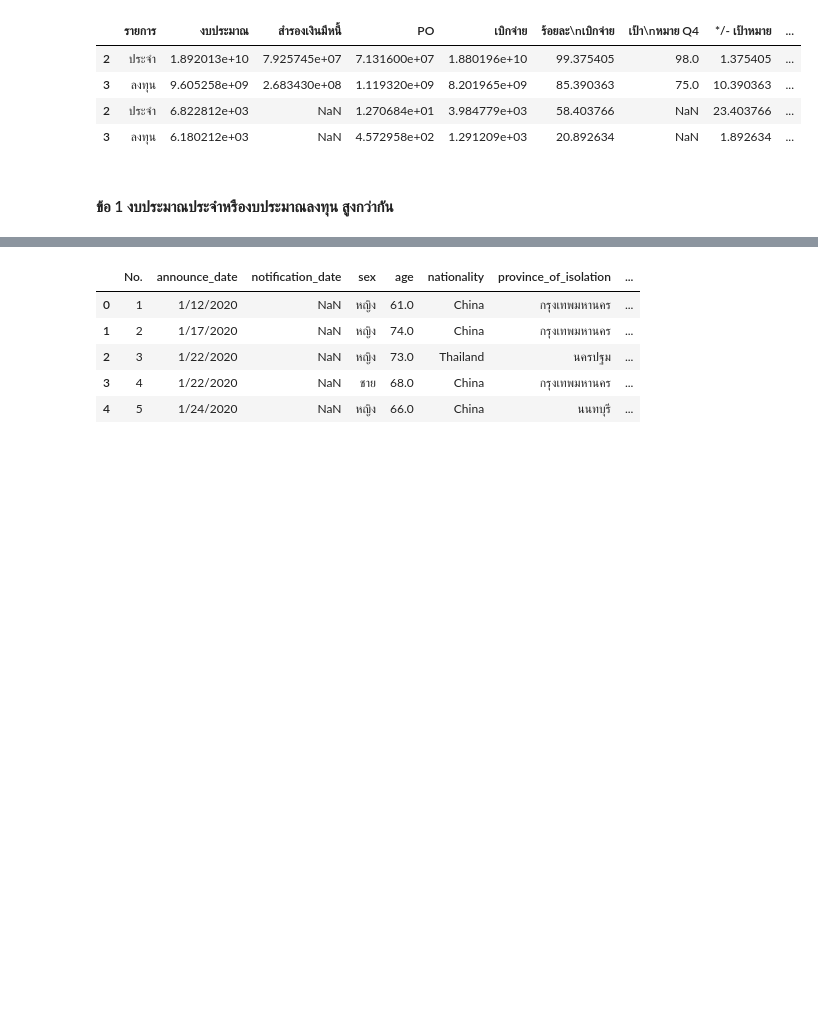
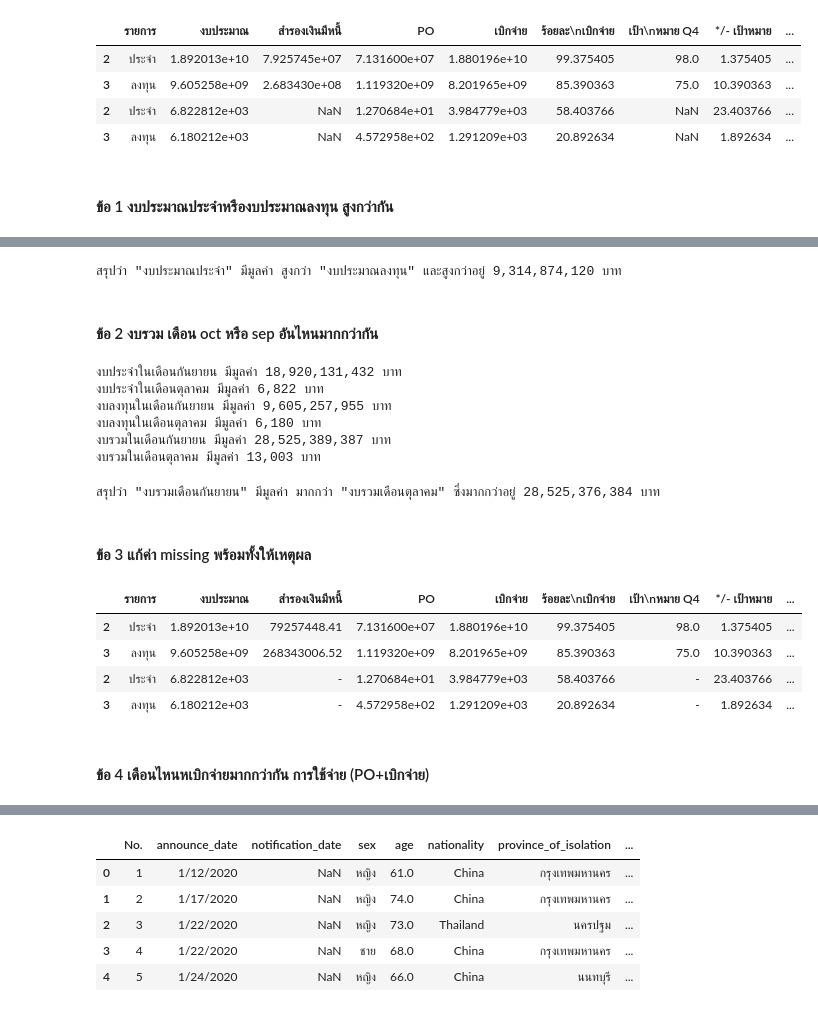
Before and after one commit to Aingon14/python_dataviz2023, a Jupyter notebook: Pandas102.ipynb, the cells around one changed output, grey strips where cells are left out. Cells and saved outputs as stored; diff of their text form; code cells hidden in the pictures; blank space fills up the shorter version.

```diff
--- a/Pandas102.ipynb
+++ b/Pandas102.ipynb
@@ -192,0 +202,67 @@ sep_oct_df
+# %%
+budget = int(annual_budget) < int(capital_budget)
+cal1 = int(annual_budget) - int(capital_budget)
+cal2 = int(capital_budget) - int(annual_budget)
+if budget is False:
+  print(f'สรุปว่า "งบประมาณประจำ" มีมูลค่า สูงกว่า "งบประมาณลงทุน" และสูงกว่าอยู่ {(int(annual_budget) - int(capital_budget)):,} บาท')
+else:
+  print(f'สรุปว่า "งบประมาณลงทุน" มีมูลค่า สูงกว่า "งบประมาณประจำ" และสูงกว่าอยู่ {(int(capital_budget) - int(annual_budget)):,} บาท')
+# %% [output]
+สรุปว่า "งบประมาณประจำ" มีมูลค่า สูงกว่า "งบประมาณลงทุน" และสูงกว่าอยู่ 9,314,874,120 บาท
+# %% [markdown]
+#### ข้อ 2 งบรวม เดือน oct หรือ sep อันไหนมากกว่ากัน
+# %%
+#ประจำเดือนกันยายน
+ann_sep = sep_oct_df[(sep_oct_df['รายการ']=='ประจำ') & (sep_oct_df['เดือน-ปี']=='sep-65')]['งบประมาณ']
+print(f'งบประจำในเดือนกันยายน มีมูลค่า {int(ann_sep):,} บาท')
+#ประจำเดือนตุลาคม
+ann_oct = sep_oct_df[(sep_oct_df['รายการ']=='ประจำ') & (sep_oct_df['เดือน-ปี']=='oct-65')]['งบประมาณ']
+print(f'งบประจำในเดือนตุลาคม มีมูลค่า {int(ann_oct):,} บาท')
+
+#ลงทุนเดือนกันยายน
+cap_sep = sep_oct_df[(sep_oct_df['รายการ']=='ลงทุน') & (sep_oct_df['เดือน-ปี']=='sep-65')]['งบประมาณ']
+print(f'งบลงทุนในเดือนกันยายน มีมูลค่า {int(cap_sep):,} บาท')
+#งบลงทุนในเดือนตุลาคม
+cap_oct = sep_oct_df[(sep_oct_df['รายการ']=='ลงทุน') & (sep_oct_df['เดือน-ปี']=='oct-65')]['งบประมาณ']
+print(f'งบลงทุนในเดือนตุลาคม มีมูลค่า {int(cap_oct):,} บาท')
+
+#งบรวม เดือนกันยายน
+sep_budget = sep_oct_df[sep_oct_df['เดือน-ปี'] =='sep-65'][['งบประมาณ']].sum()
+#งบรวม เดือนตุลาคม
+oct_budget = sep_oct_df[sep_oct_df['เดือน-ปี'] =='oct-65'][['งบประมาณ']].sum()
+print(f'งบรวมในเดือนกันยายน มีมูลค่า {int(sep_budget):,} บาท')
+print(f'งบรวมในเดือนตุลาคม มีมูลค่า {int(oct_budget):,} บาท')
+print(' ')
+# %% [output]
+งบประจำในเดือนกันยายน มีมูลค่า 18,920,131,432 บาท
+งบประจำในเดือนตุลาคม มีมูลค่า 6,822 บาท
+งบลงทุนในเดือนกันยายน มีมูลค่า 9,605,257,955 บาท
+งบลงทุนในเดือนตุลาคม มีมูลค่า 6,180 บาท
+งบรวมในเดือนกันยายน มีมูลค่า 28,525,389,387 บาท
+งบรวมในเดือนตุลาคม มีมูลค่า 13,003 บาท
+# %%
+if int(sep_budget) > int(oct_budget):
+  print(f'สรุปว่า "งบรวมเดือนกันยายน" มีมูลค่า มากกว่า "งบรวมเดือนตุลาคม" ซึ่งมากกว่าอยู่ {(int(sep_budget) - int(oct_budget)):,} บาท')
+elif int(sep_budget) < int(oct_budget):
+  print(f'สรุปว่า "งบรวมเดือนตุลาคม" มีมูลค่า มากกว่ากว่า "งบรวมเดือนกันยายน" ซึ่งมากกว่าอยู่ {(int(oct_budget) - int(sep_budget)):,} บาท')
+# %% [output]
+สรุปว่า "งบรวมเดือนกันยายน" มีมูลค่า มากกว่า "งบรวมเดือนตุลาคม" ซึ่งมากกว่าอยู่ 28,525,376,384 บาท
+# %% [markdown]
+#### ข้อ 3 แก้ค่า missing พร้อมทั้งให้เหตุผล
+# %%
+sep_oct_df = pd.concat([sep_df,oct_df])
+sep_oct_df
+
+sep_oct_df.rename(columns=lambda x: x.replace('\n', '')) #ลบค่า \n ในหัวข้อคอลัมน์
+sep_oct_df.rename(columns=lambda x: x.replace('*/-', '')) #ลบค่า */- ในหัวข้อคอลัมน์
+
+sep_oct_df.fillna('-',inplace=True)
+sep_oct_df
+# %% [output]
+|  | รายการ | งบประมาณ | สำรองเงินมีหนี้ | PO | เบิกจ่าย | ร้อยละ\nเบิกจ่าย | เป้า\nหมาย Q4 | */- เป้าหมาย | ... |
+| 2 | ประจำ | 1.892013e+10 | 79257448.41 | 7.131600e+07 | 1.880196e+10 | 99.375405 | 98.0 | 1.375405 | ... |
+| 3 | ลงทุน | 9.605258e+09 | 268343006.52 | 1.119320e+09 | 8.201965e+09 | 85.390363 | 75.0 | 10.390363 | ... |
+| 2 | ประจำ | 6.822812e+03 | - | 1.270684e+01 | 3.984779e+03 | 58.403766 | - | 23.403766 | ... |
+| 3 | ลงทุน | 6.180212e+03 | - | 4.572958e+02 | 1.291209e+03 | 20.892634 | - | 1.892634 | ... |
+# %% [markdown]
+#### ข้อ 4 เดือนไหนหเบิกจ่ายมากกว่ากัน การใช้จ่าย (PO+เบิกจ่าย)
```
Also changed, not shown: parts of 3 cells of this notebook.
